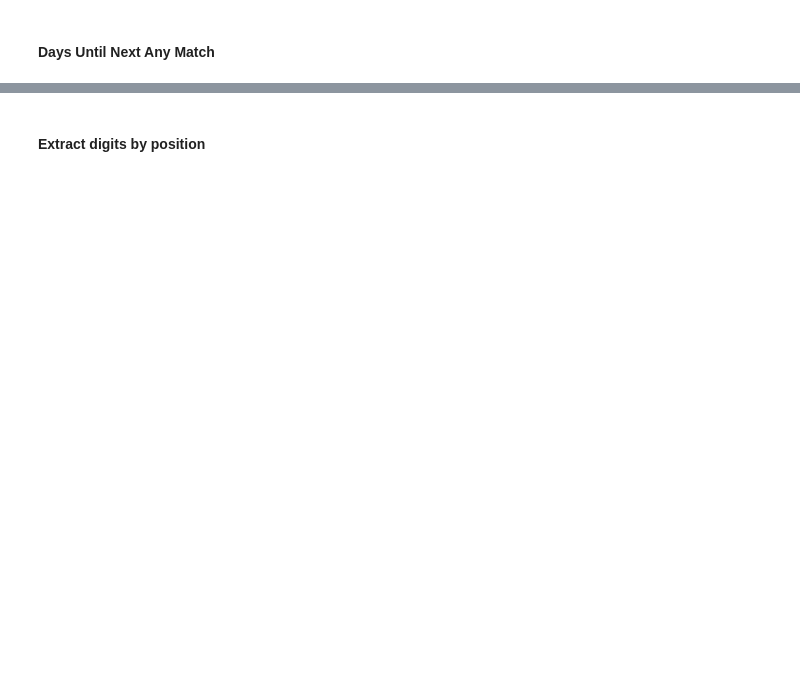
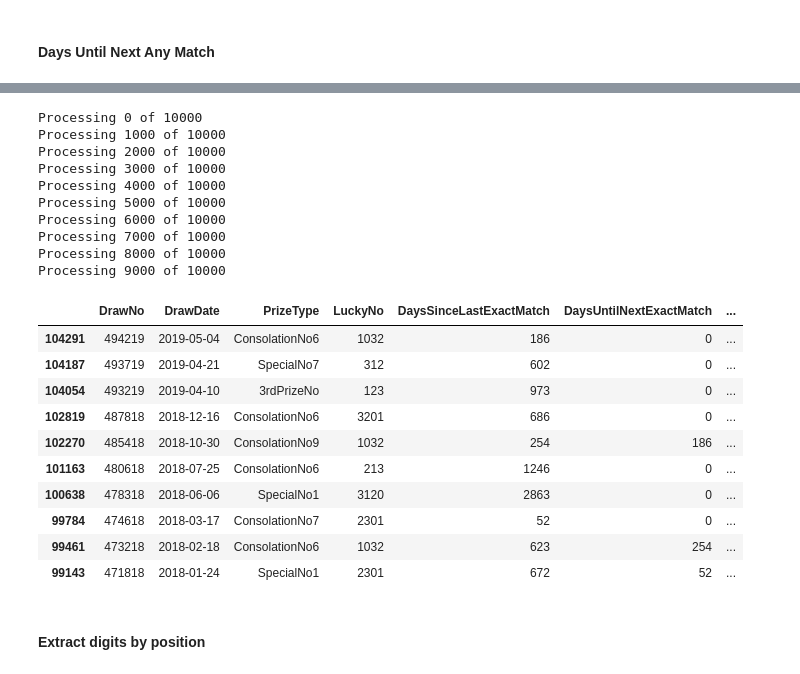
Before and after one commit to mengwangk/dl-projects, a Jupyter notebook: number_features.ipynb, the cells around one changed output, grey strips where cells are left out. Cells and saved outputs as stored; diff of their text form; code cells hidden in the pictures; blank space fills up the shorter version.

```diff
--- a/number_features.ipynb
+++ b/number_features.ipynb
@@ -309,3 +336,32 @@ display(df[df.LuckyNo.isin(get_permutations(1234))].head(10))
+# %%
+for no in range(0, TOTAL_NUMBERS):
+    if no % 1000 == 0:
+        print('Processing %s of 10000' % str(no))
+    get_elapsed_days(df, no, 'DaysUntilNextAnyMatch', any_match)
+
+display(df[df.LuckyNo.isin(get_permutations(123))].head(10))
+# %% [output]
+Processing 0 of 10000
+Processing 1000 of 10000
+Processing 2000 of 10000
+Processing 3000 of 10000
+Processing 4000 of 10000
+Processing 5000 of 10000
+Processing 6000 of 10000
+Processing 7000 of 10000
+Processing 8000 of 10000
+Processing 9000 of 10000
+|  | DrawNo | DrawDate | PrizeType | LuckyNo | DaysSinceLastExactMatch | DaysUntilNextExactMatch | ... |
+| 104291 | 494219 | 2019-05-04 | ConsolationNo6 | 1032 | 186 | 0 | ... |
+| 104187 | 493719 | 2019-04-21 | SpecialNo7 | 312 | 602 | 0 | ... |
+| 104054 | 493219 | 2019-04-10 | 3rdPrizeNo | 123 | 973 | 0 | ... |
+| 102819 | 487818 | 2018-12-16 | ConsolationNo6 | 3201 | 686 | 0 | ... |
+| 102270 | 485418 | 2018-10-30 | ConsolationNo9 | 1032 | 254 | 186 | ... |
+| 101163 | 480618 | 2018-07-25 | ConsolationNo6 | 213 | 1246 | 0 | ... |
+| 100638 | 478318 | 2018-06-06 | SpecialNo1 | 3120 | 2863 | 0 | ... |
+| 99784 | 474618 | 2018-03-17 | ConsolationNo7 | 2301 | 52 | 0 | ... |
+| 99461 | 473218 | 2018-02-18 | ConsolationNo6 | 1032 | 623 | 254 | ... |
+| 99143 | 471818 | 2018-01-24 | SpecialNo1 | 2301 | 672 | 52 | ... |
 # %% [markdown]
 #### Extract digits by position
 # %%
```
Also changed, not shown: parts of 22 cells of this notebook.
